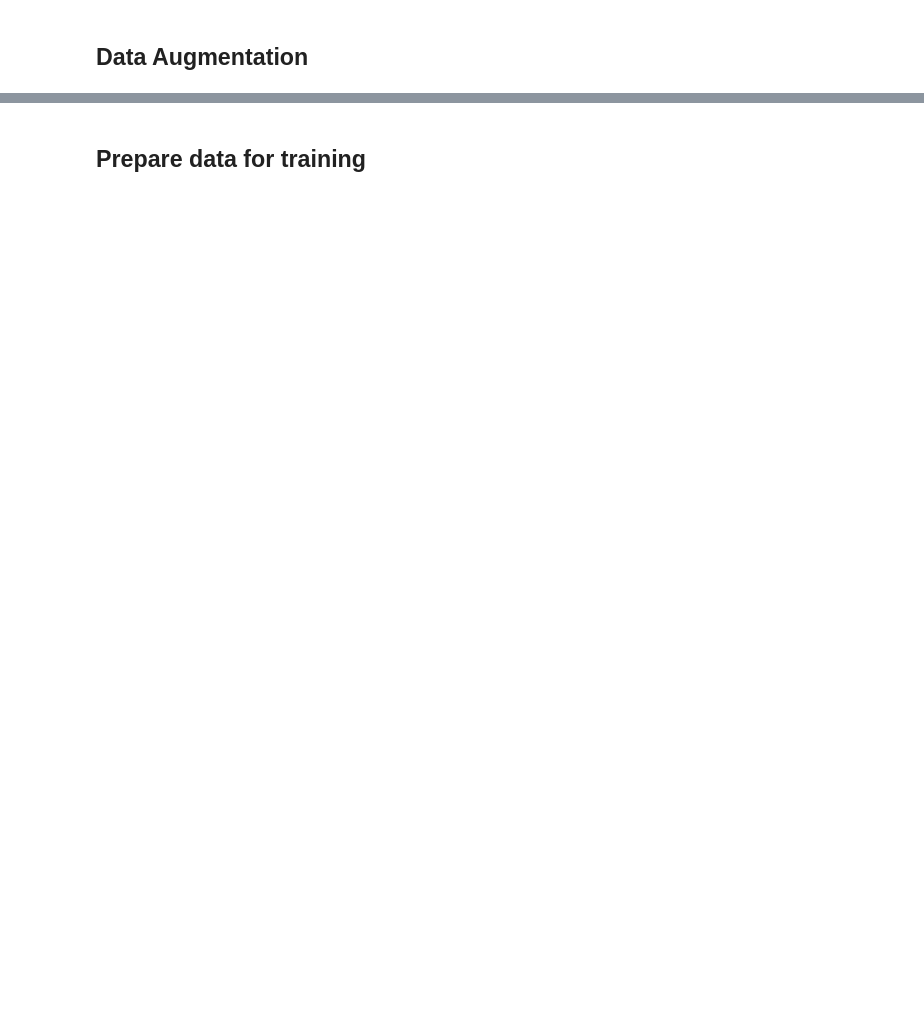
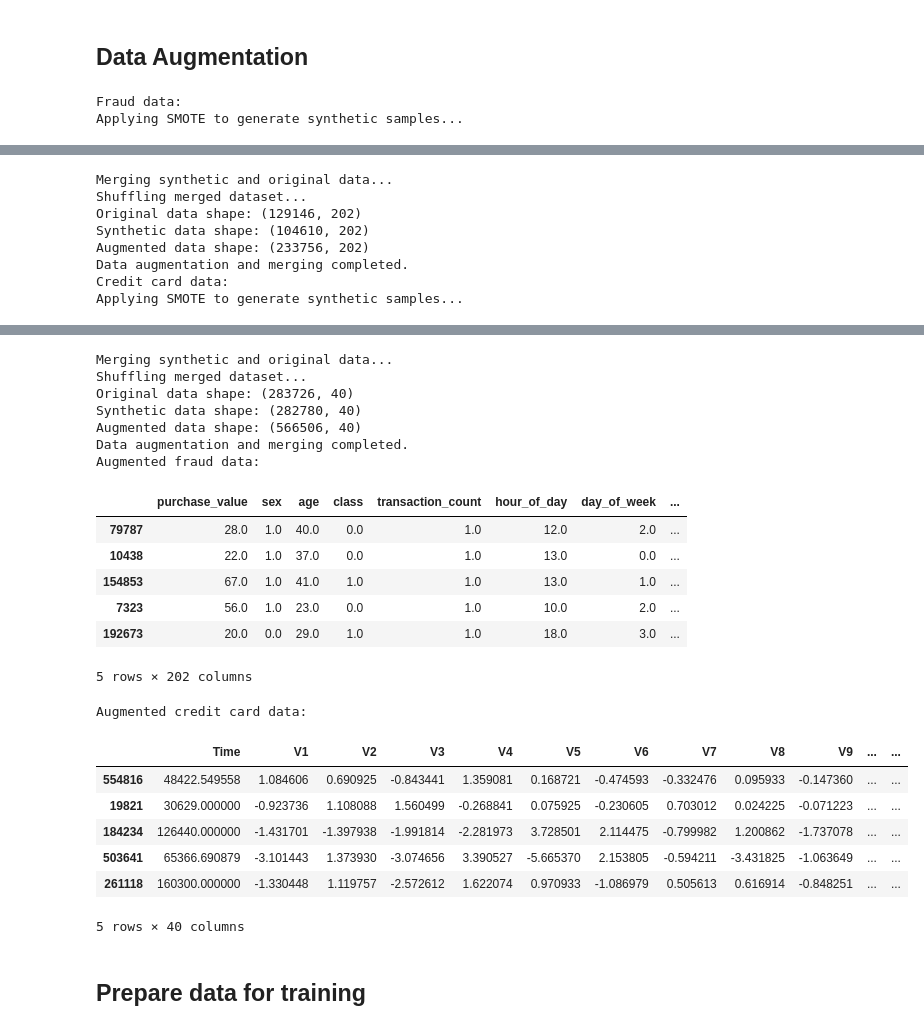
Before and after one commit to yohannestayez/Improved-detection-of-fraud-cases-for-e-commerce-and-bank-transactions, a Jupyter notebook: notebooks/Model_Building_and_Training.ipynb, the cells around one changed output, grey strips where cells are left out. Drawn from its saved outputs; the diff is of its cells as text; code cells hidden in the pictures; blank space fills up the shorter version.

Commit message:
data augmentation and training

```diff
--- a/notebooks/Model_Building_and_Training.ipynb
+++ b/notebooks/Model_Building_and_Training.ipynb
@@ -226,0 +160,19 @@ display(fraud_data.head())
+# %%
+# Specify the target column for fraud
+target_column_fraud= 'class'
+print("Fraud data:")
+fraud_data = augment_and_merge_data(original_data=fraud_data, target_column=target_column_fraud)
+# Specify the target column for credit
+target_column_credit= 'Class'
+print("Credit card data:")
+creditcard_data = augment_and_merge_data(original_data=creditcard_data, target_column=target_column_credit)
+
+# Display results
+print("Augmented fraud data:")
+display(fraud_data.head())
+
+print("Augmented credit card data:")
+display(creditcard_data.head())
+# %% [output]
+Fraud data:
+Applying SMOTE to generate synthetic samples...
@@ -226,0 +184,8 @@ display(fraud_data.head())
+Merging synthetic and original data...
+Shuffling merged dataset...
+Original data shape: (129146, 202)
+Synthetic data shape: (104610, 202)
+Augmented data shape: (233756, 202)
+Data augmentation and merging completed.
+Credit card data:
+Applying SMOTE to generate synthetic samples...
@@ -227,3 +197,25 @@ display(fraud_data.head())
+Merging synthetic and original data...
+Shuffling merged dataset...
+Original data shape: (283726, 40)
+Synthetic data shape: (282780, 40)
+Augmented data shape: (566506, 40)
+Data augmentation and merging completed.
+Augmented fraud data:
+|  | purchase_value | sex | age | class | transaction_count | hour_of_day | day_of_week | ... |
+| 79787 | 28.0 | 1.0 | 40.0 | 0.0 | 1.0 | 12.0 | 2.0 | ... |
+| 10438 | 22.0 | 1.0 | 37.0 | 0.0 | 1.0 | 13.0 | 0.0 | ... |
+| 154853 | 67.0 | 1.0 | 41.0 | 1.0 | 1.0 | 13.0 | 1.0 | ... |
+| 7323 | 56.0 | 1.0 | 23.0 | 0.0 | 1.0 | 10.0 | 2.0 | ... |
+| 192673 | 20.0 | 0.0 | 29.0 | 1.0 | 1.0 | 18.0 | 3.0 | ... |
+5 rows × 202 columns
+Augmented credit card data:
+|  | Time | V1 | V2 | V3 | V4 | V5 | V6 | V7 | V8 | V9 | ... | ... |
+| 554816 | 48422.549558 | 1.084606 | 0.690925 | -0.843441 | 1.359081 | 0.168721 | -0.474593 | -0.332476 | 0.095933 | -0.147360 | ... | ... |
+| 19821 | 30629.000000 | -0.923736 | 1.108088 | 1.560499 | -0.268841 | 0.075925 | -0.230605 | 0.703012 | 0.024225 | -0.071223 | ... | ... |
+| 184234 | 126440.000000 | -1.431701 | -1.397938 | -1.991814 | -2.281973 | 3.728501 | 2.114475 | -0.799982 | 1.200862 | -1.737078 | ... | ... |
+| 503641 | 65366.690879 | -3.101443 | 1.373930 | -3.074656 | 3.390527 | -5.665370 | 2.153805 | -0.594211 | -3.431825 | -1.063649 | ... | ... |
+| 261118 | 160300.000000 | -1.330448 | 1.119757 | -2.572612 | 1.622074 | 0.970933 | -1.086979 | 0.505613 | 0.616914 | -0.848251 | ... | ... |
+5 rows × 40 columns
 # %% [markdown]
 ## Prepare data for training
 # %%
```
Also changed, not shown: parts of 22 cells of this notebook.
